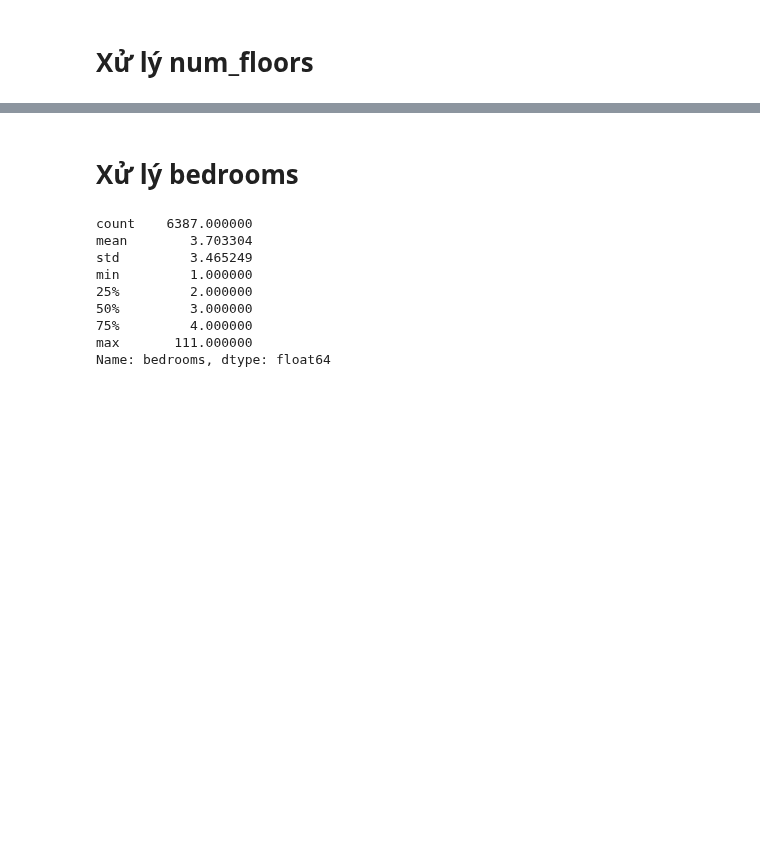
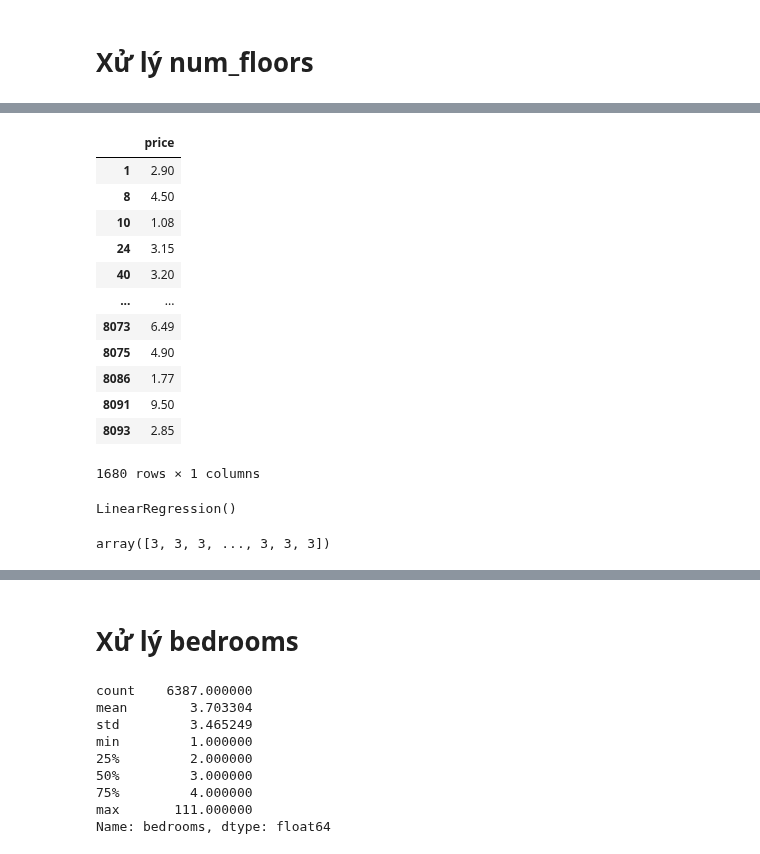
Before and after one commit to DatMinhLeChon/DS.Final, a Jupyter notebook: preprocessing.ipynb, the cells around one changed output, grey strips where cells are left out. Saved outputs shown, nothing was run; the diff lists cells and outputs as text; code cells hidden in the pictures; blank space fills up the shorter version.

```diff
--- a/preprocessing.ipynb
+++ b/preprocessing.ipynb
@@ -123,7 +123,6 @@ sns.distplot(house_data_2['price'])
 # %%
 house_data = data.loc[(data['price'] >= 0.1) & (data['price'] < 500)]
 # %%
-house_data = data.loc[(data['price'] >= 0.1) & (data['price'] < 500)]
 house_data.to_excel('house_data.xlsx', index=False)
 # %%
 fig,ax = plt.subplots(figsize = (8,5))
@@ -213,4 +208,3 @@ Index: []
 house_data = house_data.drop(house_data[house_data['num_floors'] == 27].index).reset_index(drop=True)
 # %%
 house_data.loc[house_data['num_floors'] > 11, 'num_floors'] = 1
-house_data.loc[house_data['num_floors'].isna(), 'num_floors'] = 1
@@ -216,0 +216,25 @@ house_data.loc[house_data['num_floors'].isna(), 'num_floors'] = 1
+# %%
+X_train = train_data[['price']]
+y_train = train_data['num_floors']
+X_test = house_data.loc[house_data['num_floors'].isna(), ['price']]
+# %%
+X_test
+# %% [output]
+|  | price |
+| 1 | 2.90 |
+| 8 | 4.50 |
+| 10 | 1.08 |
+| 24 | 3.15 |
+| 40 | 3.20 |
+| ... | ... |
+| 8073 | 6.49 |
+| 8075 | 4.90 |
+| 8086 | 1.77 |
+| 8091 | 9.50 |
+| 8093 | 2.85 |
+1680 rows × 1 columns
+# %%
+# Huấn luyện mô hình Linear Regression trên tập dữ liệu không bị thiếu
+regressor.fit(X_train, y_train)
+# %% [output]
+LinearRegression()
@@ -216,0 +247,4 @@ house_data.loc[house_data['num_floors'].isna(), 'num_floors'] = 1
+# %%
+predicted_values_rounded
+# %% [output]
+array([3, 3, 3, ..., 3, 3, 3])
```
Also changed, not shown: parts of 33 cells of this notebook, 4 other files.
